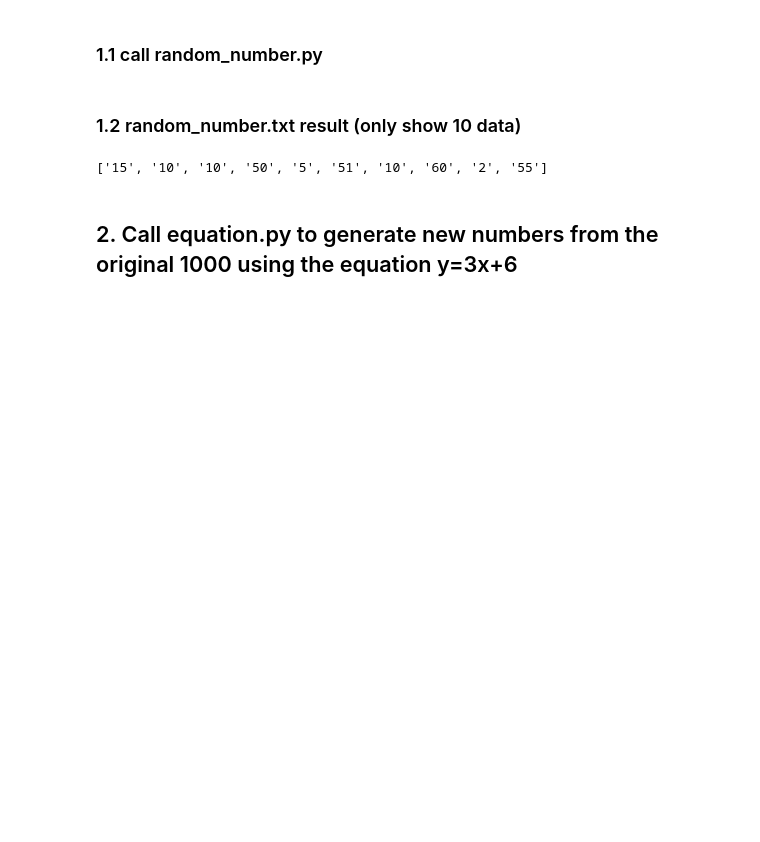
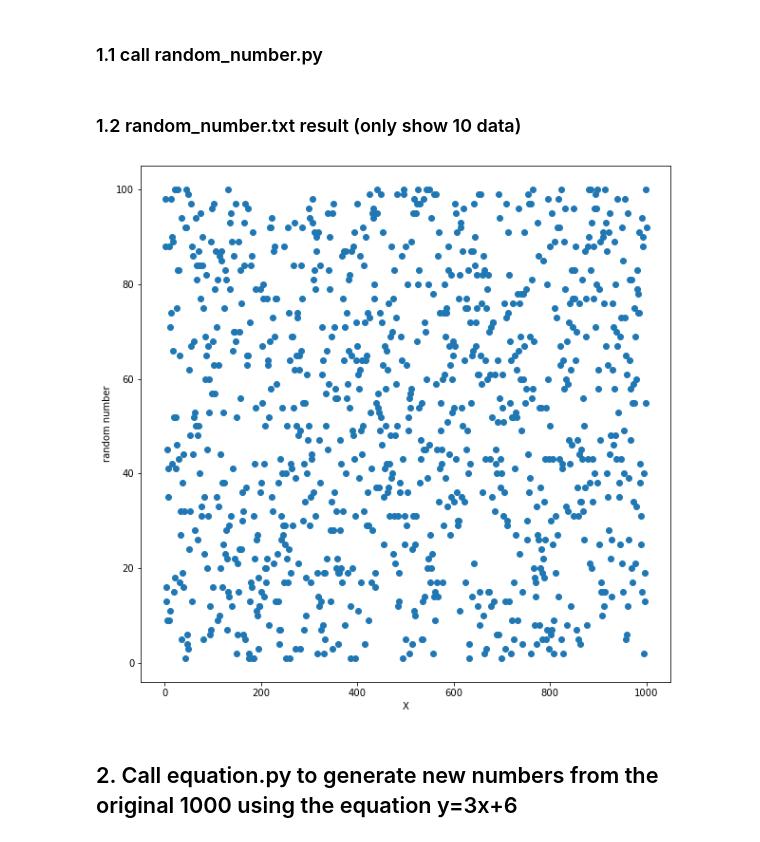
Before and after one commit to jieqiong-pang/DSCI560-HW2, a Jupyter notebook: hw2.ipynb, the cells around one changed output. Saved outputs shown, nothing was run; the diff lists cells and outputs as text; code cells hidden in the pictures; blank space fills up the shorter version.

```diff
--- a/hw2.ipynb
+++ b/hw2.ipynb
@@ -8,14 +8,22 @@
 %run random_number.py
 # %% [markdown]
 ### 1.2 random_number.txt result (only show 10 data)
-# %%
-with open('random_number.txt','r') as f:
-    result = []
-    for line in f:
-        result.append(line.strip())
-    print(result[:10])
-# %% [output]
-['15', '10', '10', '50', '5', '51', '10', '60', '2', '55']
+# %%
+import matplotlib.pyplot as plt
+
+y = []
+x = [i for i in range(1,1001)]
+with open('random_number.txt','r') as f:
+    for line in f:
+        y.append(int(line.strip()))
+
+plt.figure(figsize=(10,10))
+plt.scatter(x,y)
+plt.ylabel("random number")
+plt.xlabel("X")
+plt.show()
+# %% [output]
+[figure, added]
 # %% [markdown]
 ## 2. Call equation.py to generate new numbers from the original 1000 using the equation y=3x+6
 # %% [markdown]
```
Also changed, not shown: parts of 1 cell of this notebook, 1 other file.
